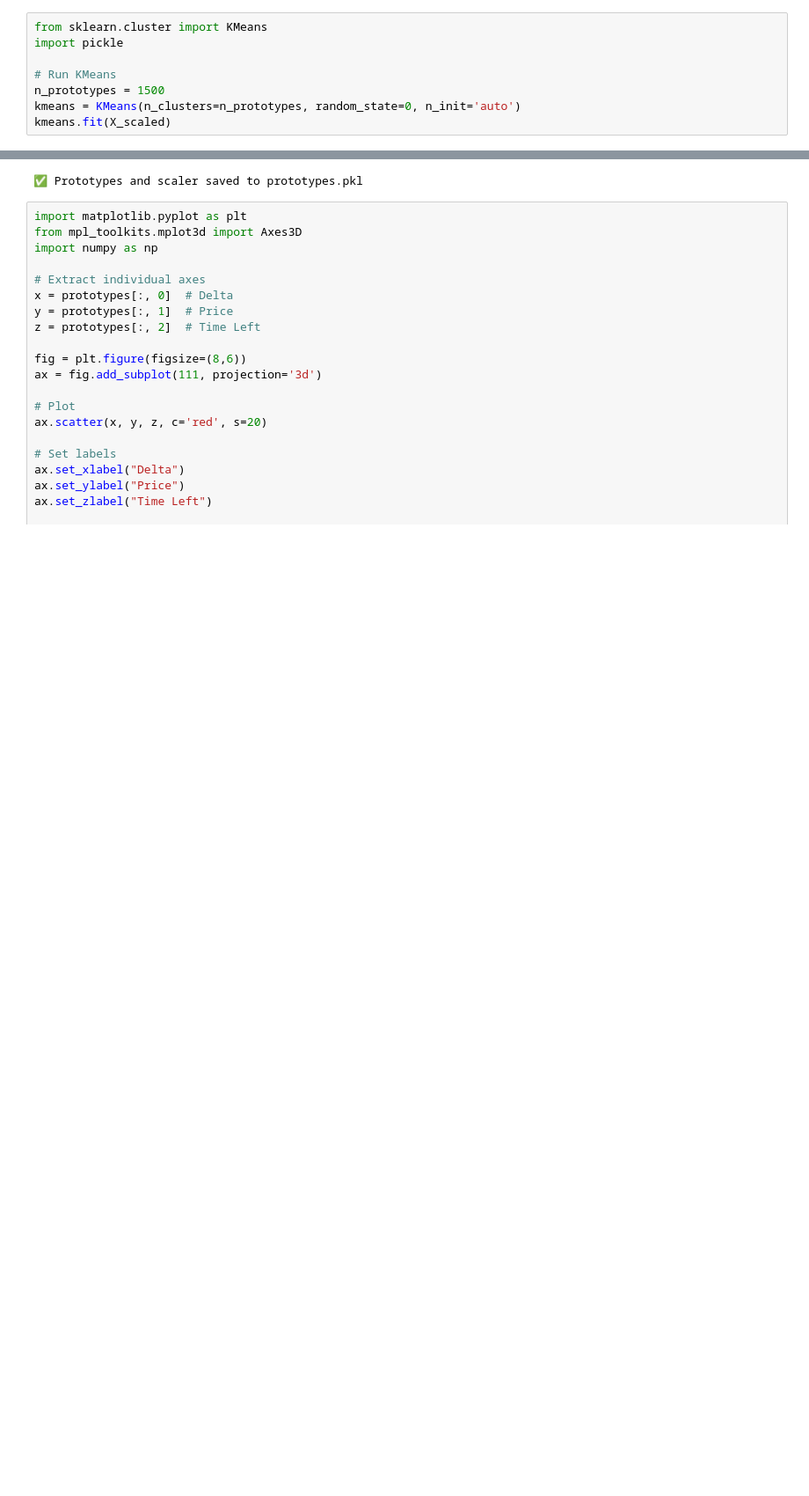
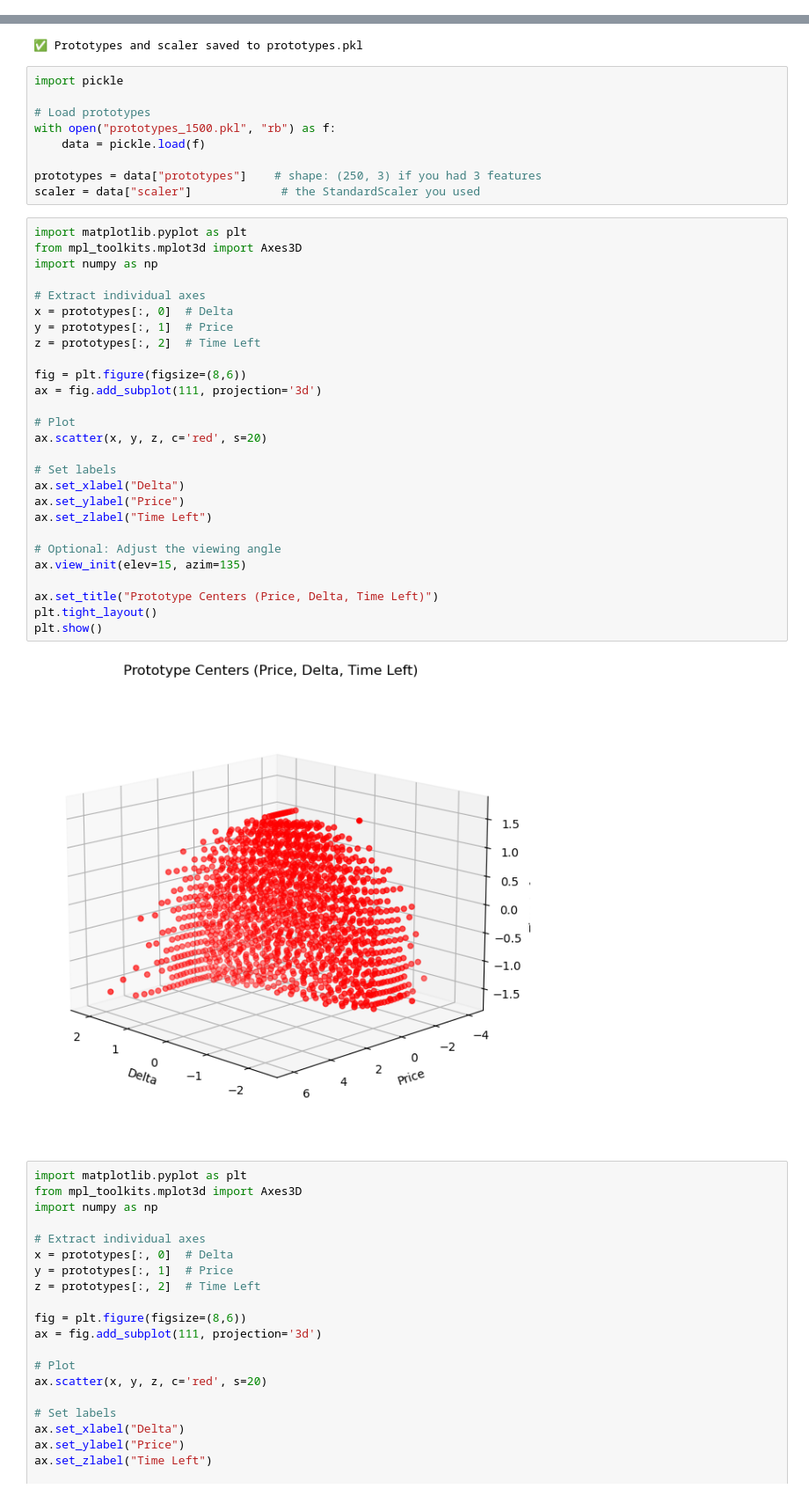
Before and after one commit to lisafaloughi/protohedge, a Jupyter notebook: notebooks/prototypes_extraction.ipynb, the cells around one changed output, grey strips where cells are left out. Shown at 88% size. Saved outputs shown, nothing was run; the diff lists cells and outputs as text; blank space fills up the shorter version.

Commit message:
notebooks related to  analysis on n_proto

```diff
--- a/notebooks/prototypes_extraction.ipynb
+++ b/notebooks/prototypes_extraction.ipynb
@@ -148,11 +146,3 @@ from sklearn.preprocessing import StandardScaler
 # --- Step 2: Standardize features (zero mean, unit variance) ---
 scaler = StandardScaler()
 X_scaled = scaler.fit_transform(X_sorted)  # shape: (200000, 3)
-# %%
-from sklearn.cluster import KMeans
-import pickle
-
-# Run KMeans
-n_prototypes = 1500
-kmeans = KMeans(n_clusters=n_prototypes, random_state=0, n_init='auto')
-kmeans.fit(X_scaled)
@@ -206,6 +300,44 @@ with open("prototypes.pkl", "wb") as f:
 print("✅ Prototypes and scaler saved to prototypes.pkl")
 # %% [output]
 ✅ Prototypes and scaler saved to prototypes.pkl
+# %%
+import pickle
+
+# Load prototypes
+with open("prototypes_1500.pkl", "rb") as f:
+    data = pickle.load(f)
+
+prototypes = data["prototypes"]    # shape: (250, 3) if you had 3 features
+scaler = data["scaler"]             # the StandardScaler you used
+# %%
+import matplotlib.pyplot as plt
+from mpl_toolkits.mplot3d import Axes3D
+import numpy as np
+
+# Extract individual axes
+x = prototypes[:, 0]  # Delta
+y = prototypes[:, 1]  # Price
+z = prototypes[:, 2]  # Time Left
+
+fig = plt.figure(figsize=(8,6))
+ax = fig.add_subplot(111, projection='3d')
+
+# Plot
+ax.scatter(x, y, z, c='red', s=20)
+
+# Set labels
+ax.set_xlabel("Delta")
+ax.set_ylabel("Price")
+ax.set_zlabel("Time Left")
+
+# Optional: Adjust the viewing angle
+ax.view_init(elev=15, azim=135)
+
+ax.set_title("Prototype Centers (Price, Delta, Time Left)")
+plt.tight_layout()
+plt.show()
+# %% [output]
+[figure, added]
 # %%
 import matplotlib.pyplot as plt
 from mpl_toolkits.mplot3d import Axes3D
```
Also changed, not shown: parts of 10 cells of this notebook, 33 other files.
